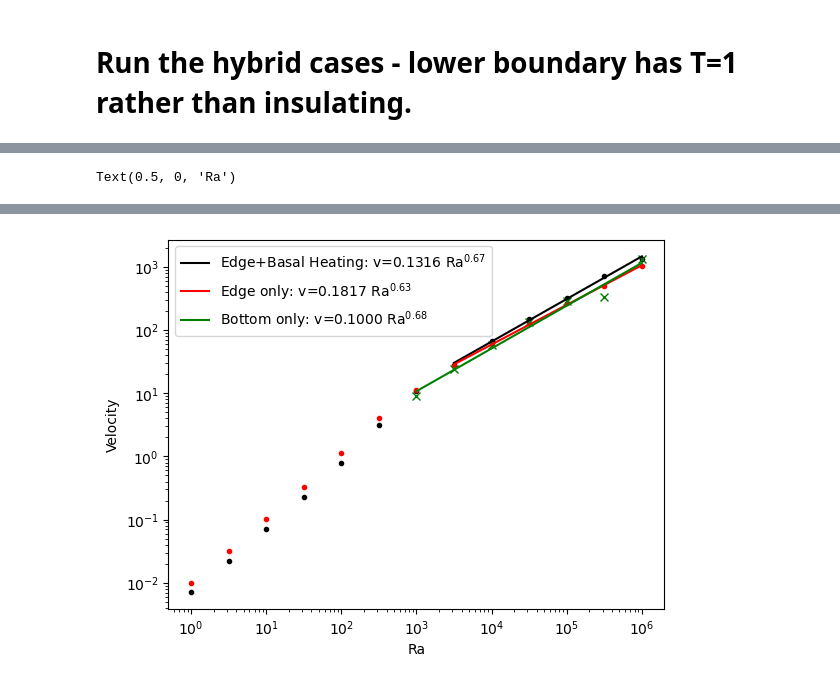
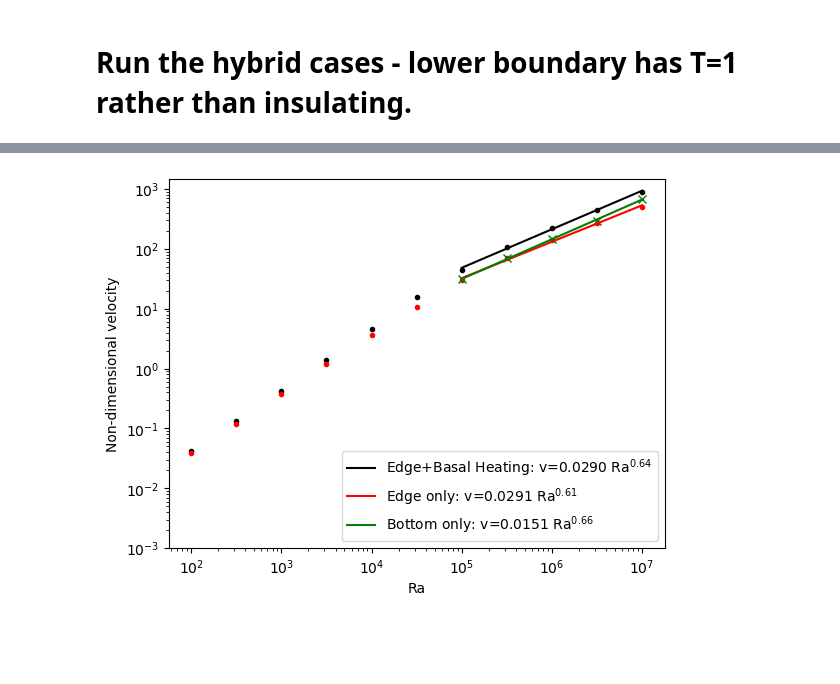
Before and after one commit to maxrudolph/edge-driven-convection, a Jupyter notebook: run-edge-driven-tdepv-cases.ipynb, the cells around one changed output, grey strips where cells are left out. Saved outputs shown, nothing was run; the diff lists cells and outputs as text; code cells hidden in the pictures; blank space fills up the shorter version.

```diff
--- a/run-edge-driven-tdepv-cases.ipynb
+++ b/run-edge-driven-tdepv-cases.ipynb
@@ -13,7 +13,13 @@ import numpy as np
 import matplotlib.pyplot as plt
 from subprocess import run
 import pyvista as pv
-delta_visc = 1e0; # the viscosity ratio (eta(0)/eta(1))
+# 1e4:
+delta_visc = 1e4; # the viscosity ratio (eta(0)/eta(1))
+rayleigh_numbers = 10.0 ** np.linspace(2,7,2*5+1)
+# 1e0:
+# delta_visc = 1e4; # the viscosity ratio (eta(0)/eta(1))
+# rayleigh_numbers = 10.0 ** np.linspace(0,5,2*5+1)
+
 input_file_base = "input"                  # The temporary input file that is used for each run
 aspect_bin = "./aspect-release"            # Path to aspect executable
 # %%
@@ -100,6 +106,3 @@ def run_aspect(rayleigh,beta,base_input_file,p=parameters,heat_flux_boundary="to
     #run([aspect_bin,input_file])
     t, vmax, qsurf = parse_output(output_dir,heat_flux_boundary = heat_flux_boundary)
     return t,vmax,qsurf
-# %%
-rayleigh_numbers = 10.0 ** np.linspace(0,5,2*5) # 11 for full run
-rayleigh_numbers
@@ -111,7 +109,7 @@ array([1.00000000e+00, 8.25404185e+00, 6.81292069e+01, 5.62341325e+02,
 # %%
 base_input = "edge-tdepv-base"    # The 'base' input file that gets modified
 beta = compute_beta(delta_visc)
-rayleigh_numbers = 10.0 ** np.linspace(0,5,13) # 11 for full run
+
 print(rayleigh_numbers)
 t_edge = []
 vmax_edge = []
@@ -423,7 +409,7 @@ plt.figure()
 plt.plot(rayleigh_numbers,qdata_hybrid,'k.')
 plt.plot(rayleigh_numbers,qdata_edge,'r.')
 plt.plot(ra_basal,qdata_basal,'g.')
-start=7
+start=6
 # hybrid:
 b,a = np.polyfit(np.log10(rayleigh_numbers[start:]),np.log10(qdata_hybrid[start:]),1)
 a1 = 10**a
@@ -433,7 +419,7 @@ b,a = np.polyfit(np.log10(rayleigh_numbers[start:]),np.log10(qdata_edge[start:])
 a1 = 10**a
 plt.plot(rayleigh_numbers[start:],a1*rayleigh_numbers[start:]**b,'r',label="Edge only: q = {:.2f} Ra$^{{{:.2f}}}$".format(a1,b))
 # basal:
-start=0
+start=4
 b,a = np.polyfit(np.log10(ra_basal[start:]),np.log10(qdata_basal[start:]),1)
 a1 = 10**a
 plt.plot(ra_basal[start:],a1*ra_basal[start:]**b,'g',label="Bottom only: q = {:.2f} Ra$^{{{:.2f}}}$".format(a1,b))
@@ -443,14 +429,17 @@ plt.legend()
 ax=plt.gca()
 ax.set_xscale('log')
 ax.set_yscale('log')
-ax.set_ylabel("Heat Flux")
+ax.set_ylabel("Non-dimensional heat flux")
 ax.set_xlabel("Ra")
 ax.set_ylim([1,100])
+
+plt.savefig('heatflow_scaling_tdepv-{:.2e}.pdf'.format(delta_visc))
+
 plt.figure()
 plt.plot(rayleigh_numbers,vdata_hybrid,'k.')
 plt.plot(rayleigh_numbers,vdata_edge,'r.')
 plt.plot(ra_basal,vdata_basal,'gx')
-start=7
+start=6
 b,a = np.polyfit(np.log10(rayleigh_numbers[start:]),np.log10(vdata_hybrid[start:]),1)
 a1 = 10**a
 plt.plot(rayleigh_numbers[start:],a1*rayleigh_numbers[start:]**b,'k',label="Edge+Basal Heating: v={:.4f} Ra$^{{{:.2f}}}$".format(a1,b))
@@ -459,7 +448,7 @@ b,a = np.polyfit(np.log10(rayleigh_numbers[start:]),np.log10(vdata_edge[start:])
 a1 = 10**a
 plt.plot(rayleigh_numbers[start:],a1*rayleigh_numbers[start:]**b,'r',label="Edge only: v={:.4f} Ra$^{{{:.2f}}}$".format(a1,b))
 # BASAL
-start=0
+start=4
 b,a = np.polyfit(np.log10(ra_basal[start:]),np.log10(vdata_basal[start:]),1)
 a1 = 10**a
 plt.plot(ra_basal[start:],a1*ra_basal[start:]**b,'g',label="Bottom only: v={:.4f} Ra$^{{{:.2f}}}$".format(a1,b))
@@ -468,8 +457,9 @@ plt.legend()
 ax=plt.gca()
 ax.set_xscale('log')
 ax.set_yscale('log')
-ax.set_ylabel("Velocity")
+ax.set_ylabel("Non-dimensional velocity")
 ax.set_xlabel("Ra")
-# plt.savefig('velocity-scaling-{
+ax.set_ylim([1e-3,1.5e3])
+
+plt.savefig('velocity_scaling_tdepv-{:.2e}.pdf'.format(delta_visc))
 # %% [output]
-Text(0.5, 0, 'Ra')
@@ -477 +467 @@ Text(0.5, 0, 'Ra')
-[figure, old version]
+[figure, new version]
```
Also changed, not shown: parts of 13 cells of this notebook, 1 other file.
